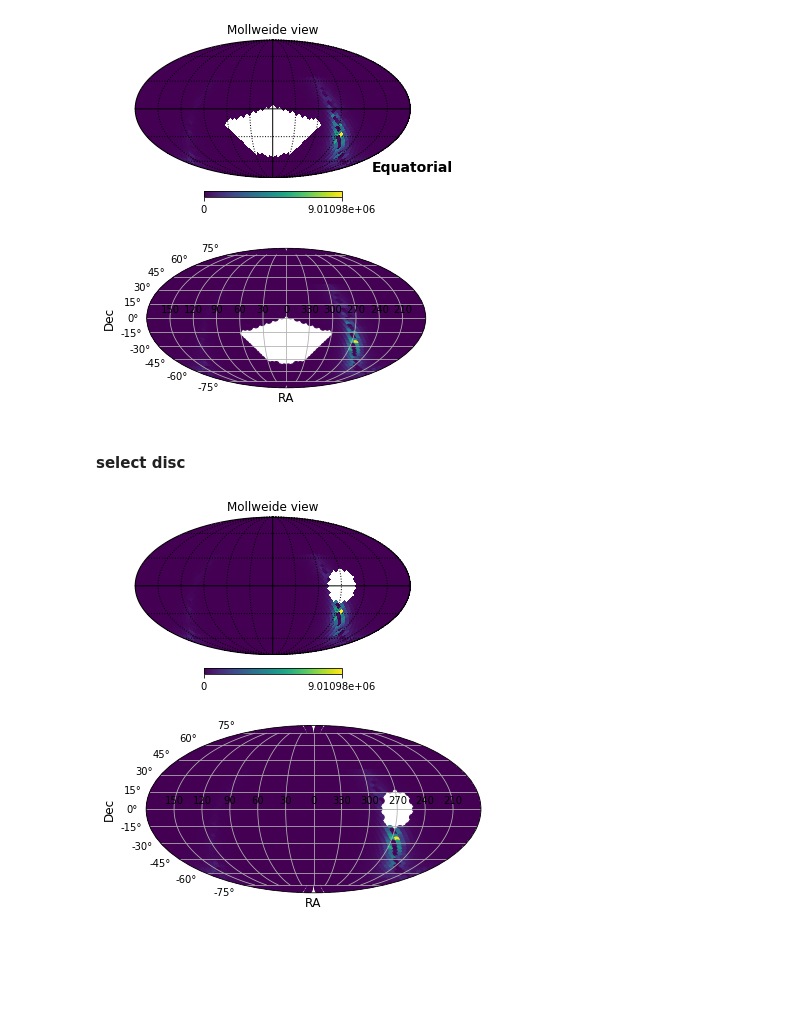
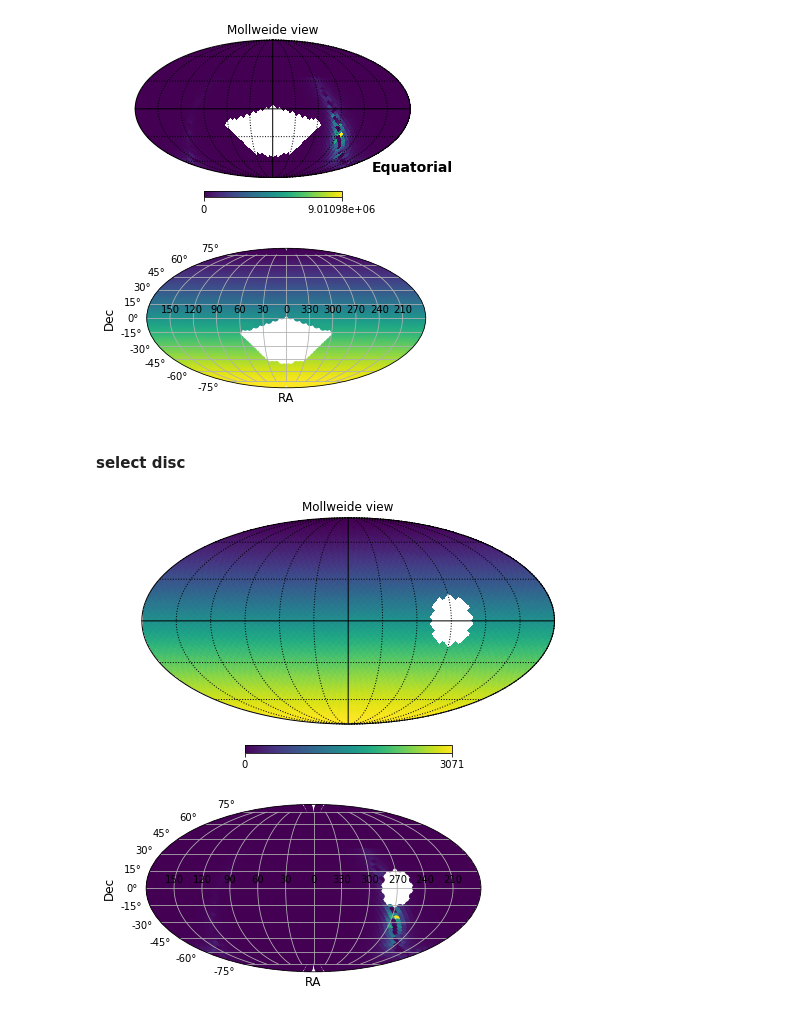
Before and after one commit to fedhere/LSSTunknowns, a Jupyter notebook: code/spatial_selection.ipynb, the cells around one changed output. Saved outputs shown, nothing was run; the diff lists cells and outputs as text; code cells hidden in the pictures; blank space fills up the shorter version.

```diff
--- a/code/spatial_selection.ipynb
+++ b/code/spatial_selection.ipynb
@@ -81,7 +83,8 @@ def radec2xyz(ra, dec):
 def get_masked_map(m, pixes, maskpix):
     '''create a masked map,'''
     mx = np.ma.masked_array(m, fill_value=hp.UNSEEN, dtype=np.double)
-    mask=[i in maskpix for i in pixes ]
+    #mask=[i in maskpix for i in pixes ]
+    mask = np.isin(pixes, maskpix)
     mx.mask = np.array(mask, dtype=np.bool)
     return mx
 # %%
@@ -93,7 +96,7 @@ dec=[0, -15,  -45, -45, -15]
 # convert to xyz coordinates
 xyz = radec2xyz(ra, dec)
 # get masked pixes
-ipix_poly = hp.query_polygon(16, xyz, inclusive=True)
+ipix_poly = hp.query_polygon(NSIDE, xyz, inclusive=True)
 # %%
 # create a masked map
 m = get_masked_map(Fields['starDensity_r25'].values, Fields['pixId'].values, maskpix=ipix_poly)
@@ -107,8 +110,8 @@ hp.graticule()
 [figure]
 # %%
 # or add mask column to dataframe
-
-Fields['inpoly'] = [i in ipix_poly for i in Fields['pixId'].values]
+# Fields['inpoly'] = [i in ipix_poly for i in Fields['pixId'].values]
+Fields['inpoly'] = np.isin(Fields['pixId'].values, ipix_poly)
 # %%
 df = Fields
 fig, ax = plt.subplots(1, 1, figsize=(5, 5),
@@ -117,26 +120,26 @@ slicer = ( df['inpoly'] == False )
 df = df[slicer]
 x = df['fieldRa']
 y = df['fieldDec']
-c = df['starDensity_r25']
+c = df['pixId']
 plot_mwd(ax, x, y, c, title='', colorbar=False)
 # %% [output]
-[figure, old version]
+[figure, new version]
 # %% [markdown]
 #### select disc
 # %%
 center = radec2xyz(ra=270, dec=0)
 radius = np.deg2rad(15)
-ipix_disc = hp.query_disc(16, center, radius, inclusive=True)
+ipix_disc = hp.query_disc(NSIDE, center, radius, inclusive=True)
 # %%
 # create a masked map
-m = get_masked_map(Fields['starDensity_r25'].values, Fields['pixId'].values, maskpix=ipix_disc)
+m = get_masked_map(Fields['pixId'].values, Fields['pixId'].values, maskpix=ipix_disc)
 
 # visuzlize
-fig = plt.figure(1, figsize=(4,4))
+fig = plt.figure(1, figsize=(6,6))
 hp.mollview(m, fig=1, badcolor='white')
 hp.graticule()
 # %% [output]
-[figure, old version]
+[figure, new version]
 # %%
 
 # create a mask column
```
Also changed, not shown: parts of 6 cells of this notebook.
